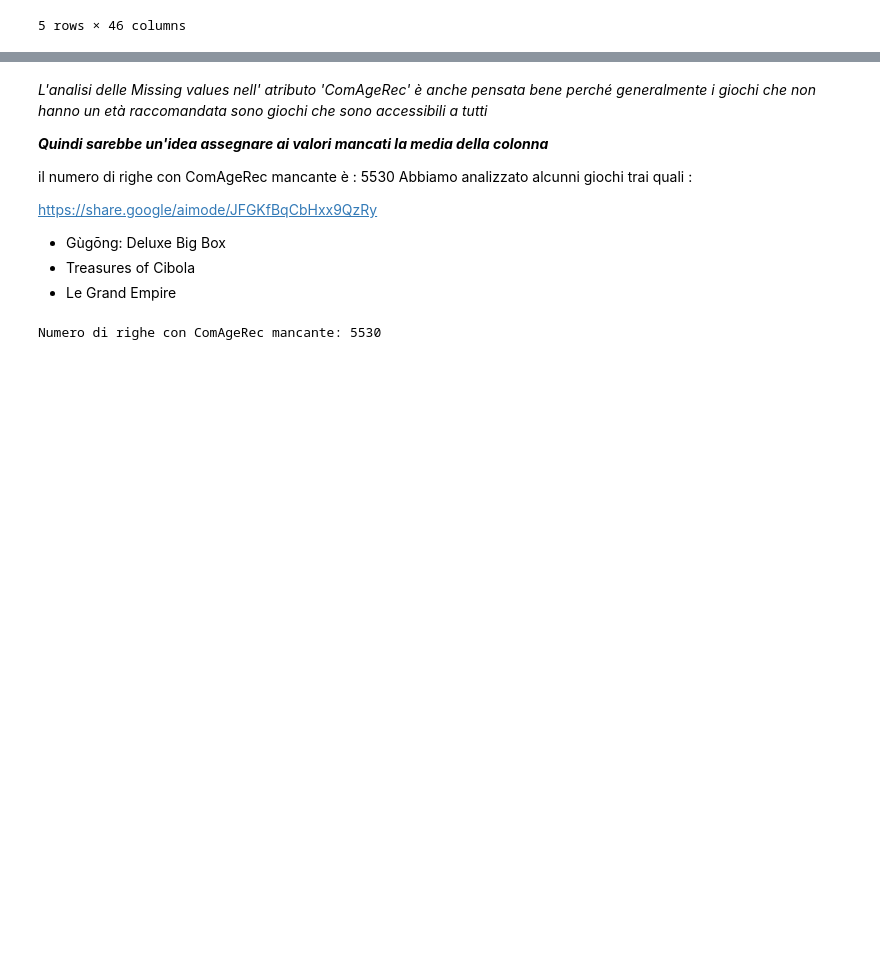
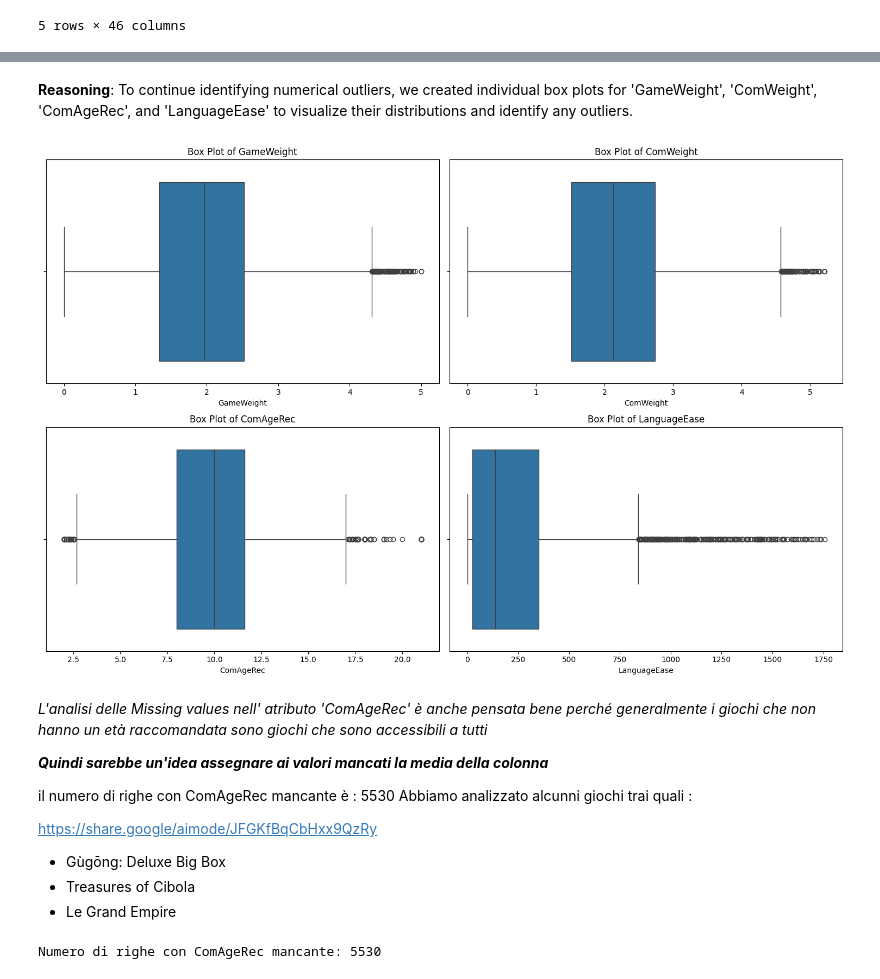
Before and after one commit to kilomo12/Data_Mining_Project, a Jupyter notebook: Data_mining_project/project_data_mining_part1.ipynb, the cells around one changed output, grey strips where cells are left out. Cells and saved outputs as stored; diff of their text form; code cells hidden in the pictures; blank space fills up the shorter version.

```diff
--- a/Data_mining_project/project_data_mining_part1.ipynb
+++ b/Data_mining_project/project_data_mining_part1.ipynb
@@ -19,3 +182,19 @@ df.head()
+# %% [markdown]
+**Reasoning**:
+To continue identifying numerical outliers, we created individual box plots for 'GameWeight', 'ComWeight', 'ComAgeRec', and 'LanguageEase' to visualize their distributions and identify any outliers.
+# %%
+numerical_columns_for_boxplot = ['GameWeight', 'ComWeight', 'ComAgeRec', 'LanguageEase']
+
+plt.figure(figsize=(15, 10))
+for i, col in enumerate(numerical_columns_for_boxplot):
+    plt.subplot(2, 2, i + 1) # Arrange plots in a 2x2 grid
+    sns.boxplot(x=df[col])
+    plt.title(f'Box Plot of {col}')
+    plt.xlabel(col)
+plt.tight_layout()
+plt.show()
+# %% [output]
+[figure, added]
 # %% [markdown]
 *L'analisi delle Missing values nell' atributo 'ComAgeRec' è anche pensata bene perché generalmente i giochi che non hanno un età raccomandata sono giochi che sono accessibili a tutti*
 
```
Also changed, not shown: parts of 36 cells of this notebook.
